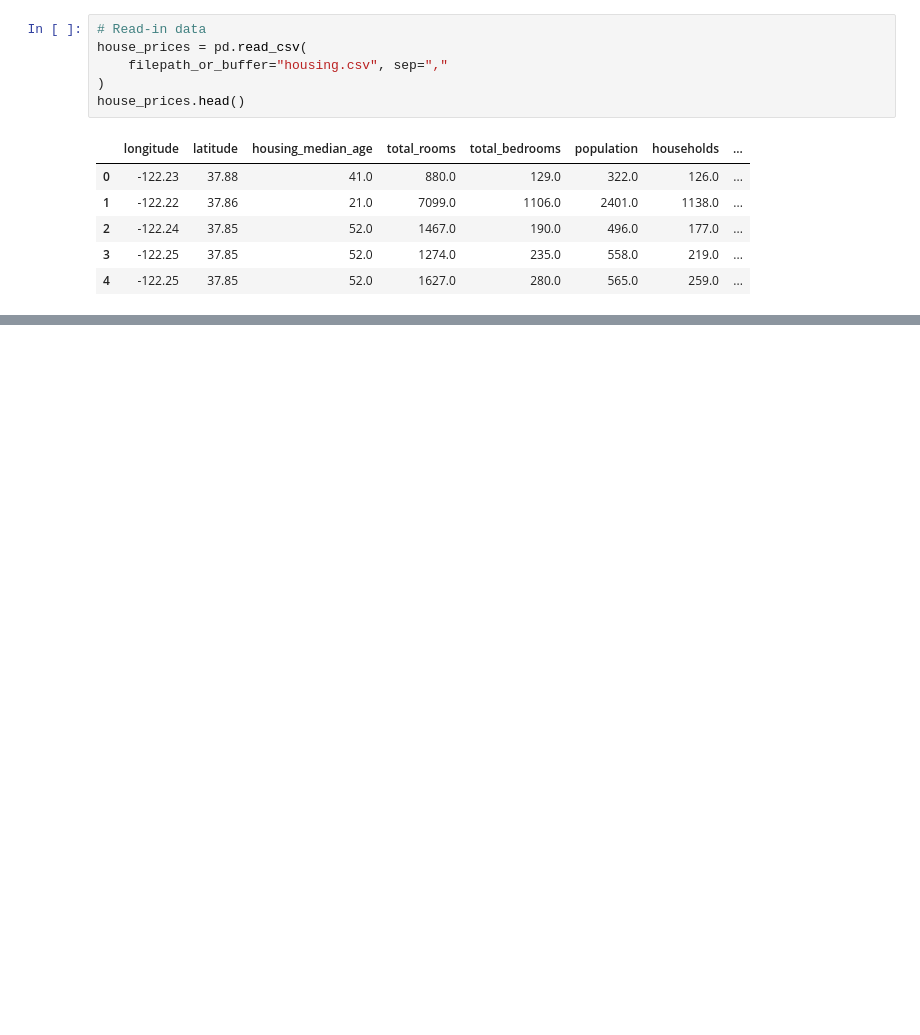
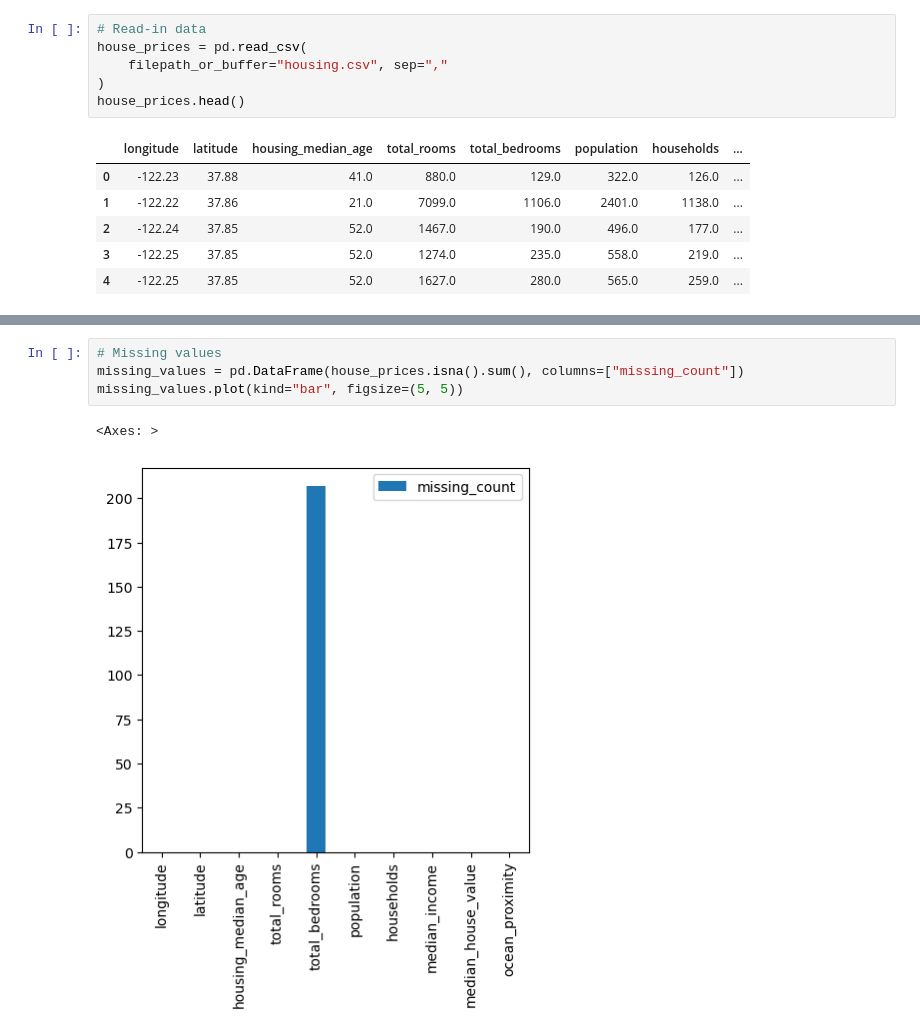
Before and after one commit to pdanninger/dsc_dach, a Jupyter notebook: mlflow_tutorial.ipynb, the cells around one changed output, grey strips where cells are left out. Cells and saved outputs as stored; diff of their text form; blank space fills up the shorter version.

Commit message:
add explorative data analysis for house price data

```diff
--- a/mlflow_tutorial.ipynb
+++ b/mlflow_tutorial.ipynb
@@ -47,0 +51,7 @@ house_prices.describe()
+# %%
+# Missing values
+missing_values = pd.DataFrame(house_prices.isna().sum(), columns=["missing_count"])
+missing_values.plot(kind="bar", figsize=(5, 5))
+# %% [output]
+<Axes: >
+[figure, added]
```
Also changed, not shown: parts of 10 cells of this notebook, 2 other files.
